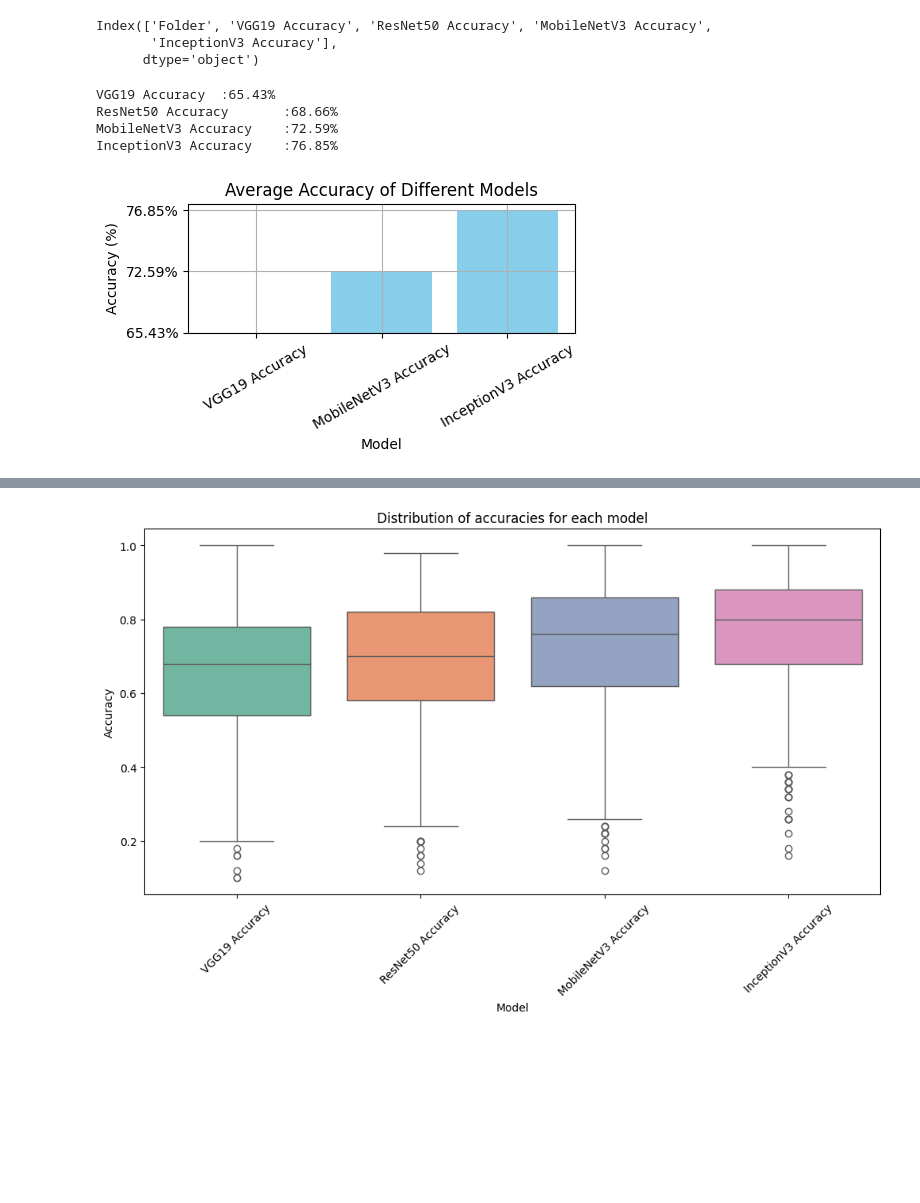
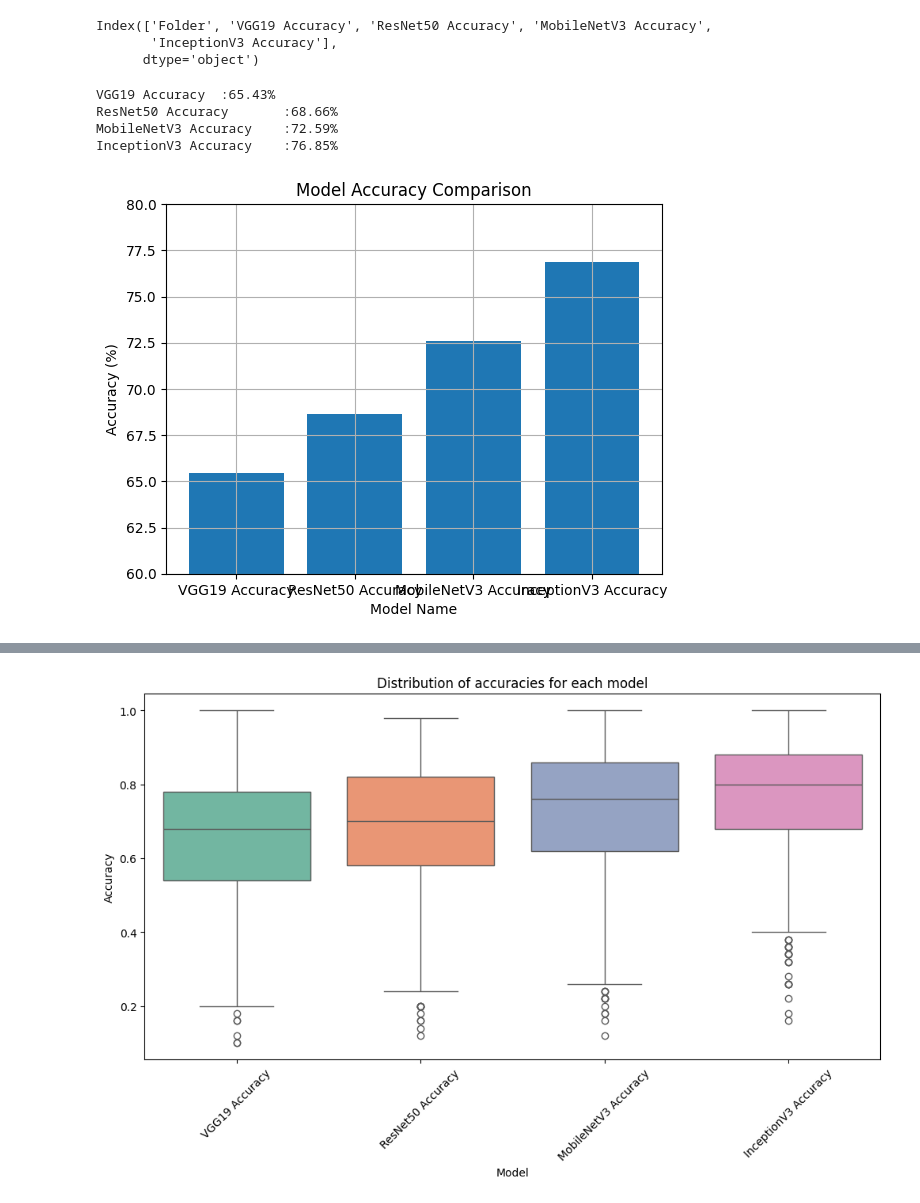
Before and after one commit to Khushi-MA/EIS, a Jupyter notebook: file1.ipynb, the cells around one changed output, grey strips where cells are left out. Cells and saved outputs as stored; diff of their text form; code cells hidden in the pictures; blank space fills up the shorter version.

```diff
--- a/file1.ipynb
+++ b/file1.ipynb
@@ -16,51 +16,34 @@ Index(['Folder', 'VGG19 Accuracy', 'ResNet50 Accuracy', 'MobileNetV3 Accuracy',
 # %%
 # Average of each column
 for x in ['VGG19 Accuracy', 'ResNet50 Accuracy', 'MobileNetV3 Accuracy', 'InceptionV3 Accuracy']:
     arr = df[x]
     res = np. mean(arr, axis=0)
     res = res*100
     print(x + "\t:" + "{:.2f}".format(res) + "%")
+
+
+# import matplotlib.pyplot as plt
+
+# Model names
+models = ['VGG19 Accuracy', 'ResNet50 Accuracy', 'MobileNetV3 Accuracy', 'InceptionV3 Accuracy']
+
+# Calculate average accuracies
+accuracies = [np.mean(df[model])*100 for model in models]
+
+# Create bar graph
+plt.bar(models, accuracies)
+plt.xlabel('Model Name')
+plt.ylabel('Accuracy (%)')
+plt.title('Model Accuracy Comparison')
+plt.ylim(60,80)
+plt.grid()
+plt.show()
 # %% [output]
 VGG19 Accuracy  :65.43%
 ResNet50 Accuracy       :68.66%
 MobileNetV3 Accuracy    :72.59%
 InceptionV3 Accuracy    :76.85%
+[figure, added]
-# %%
-# Create a new DataFrame
-df_col_avg = pd.DataFrame(columns=['Accuracy', 'AccuracyAvg'])
-
-# List to hold results
-results = []
-
-# Average of each column
-for x in ['VGG19 Accuracy', 'MobileNetV3 Accuracy', 'MobileNetV3 Accuracy', 'InceptionV3 Accuracy']:
-    arr = df[x]
-    res = np.mean(arr, axis=0)
-    res = res * 100
-    # print(x + "\t:" + "{:.2f}".format(res) + "%")
-
-    # Add the results to the list
-    results.append({'Accuracy': x, 'AccuracyAvg': "{:.2f}".format(res) + "%"})
-
-# Convert the list to a DataFrame
-df_col_avg = pd.DataFrame(results)
-
-# Display the new DataFrame
-# print(df_col_avg)
-
-# Plotting the bar graph
-plt.figure(figsize=(5, 3))
-plt.bar(df_col_avg['Accuracy'], df_col_avg['AccuracyAvg'], color='skyblue')
-plt.xlabel('Model')
-plt.ylabel('Accuracy (%)')
-plt.title('Average Accuracy of Different Models')
-plt.xticks(rotation=30)
-plt.tight_layout()
-plt.grid()
-# plt.ylim(0,10)
-plt.show()
-# %% [output]
-[figure, removed]
 # %%
 import matplotlib.pyplot as plt
 
```
Also changed, not shown: parts of 28 cells of this notebook.
